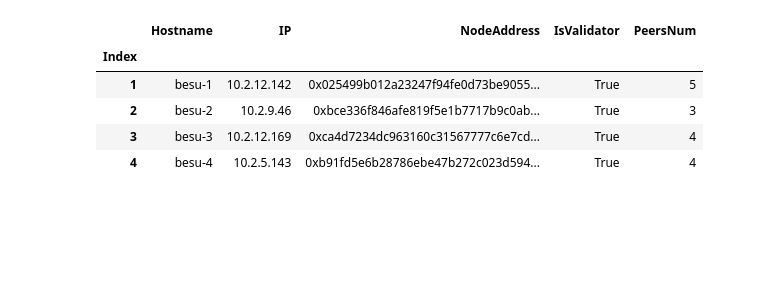
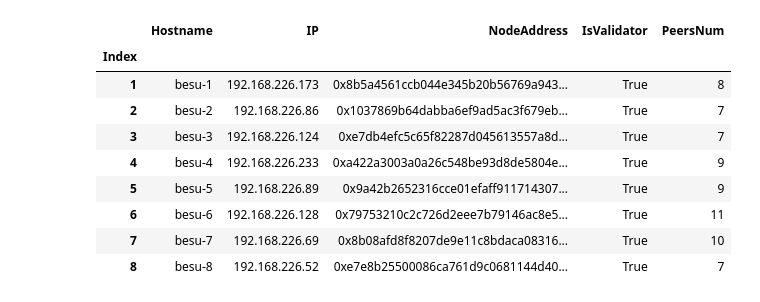
Before and after one commit to CaixiangFan/besu-benchmark, a Jupyter notebook: src/get_network_info.ipynb, the cells around one changed output. Saved outputs shown, nothing was run; the diff lists cells and outputs as text; code cells hidden in the pictures; blank space fills up the shorter version.

Commit message:
getting results.json from watchdog

```diff
--- a/src/get_network_info.ipynb
+++ b/src/get_network_info.ipynb
@@ -8,7 +8,7 @@ from web3 import Web3
 from web3.middleware import geth_poa_middleware
 
 # connect Redis databases
-WATCHDOG_ADDRESS ="10.2.1.9"
+WATCHDOG_ADDRESS = "192.168.226.176"
 db1 = redis.StrictRedis(
     host=WATCHDOG_ADDRESS,
     port=6379,
@@ -32,34 +32,38 @@ for key in db1_keys:
     value = ast.literal_eval(db1.get(key).decode('utf-8'))
     is_validator = value['key'][2:] in genesis['extraData']
     # find the number of peers
     url = 'http://'+ip+':8545'
     provider = Web3.HTTPProvider(url)
     w3 = Web3(provider)
     w3.middleware_onion.inject(geth_poa_middleware, layer=0)
     peers_num = len(w3.geth.admin.peers())
 
     row.append(value['hostname'])
     row.append(ip)
     row.append(value['key'])
     row.append(is_validator)
     row.append(peers_num)
 
     rows.append(row)
 df_orig = pd.DataFrame(np.array(rows),
     columns=['Hostname', 'IP', 'NodeAddress', 'IsValidator', 'PeersNum'])
 
 # sort dataframe
 df = df_orig.copy()
 idx = []
 for name in df.Hostname:
     idx.append(int(name.split('-')[1]))
 df['Index'] = idx
 df = df.set_index(keys=df.Index).drop(labels='Index', axis=1).sort_index()
 df
 # %% [output]
 |  | Hostname | IP | NodeAddress | IsValidator | PeersNum |
 | Index |  |  |  |  |  |
-| 1 | besu-1 | 10.2.12.142 | 0x025499b012a23247f94fe0d73be9055... | True | 5 |
-| 2 | besu-2 | 10.2.9.46 | 0xbce336f846afe819f5e1b7717b9c0ab... | True | 3 |
-| 3 | besu-3 | 10.2.12.169 | 0xca4d7234dc963160c31567777c6e7cd... | True | 4 |
-| 4 | besu-4 | 10.2.5.143 | 0xb91fd5e6b28786ebe47b272c023d594... | True | 4 |
+| 1 | besu-1 | 192.168.226.173 | 0x8b5a4561ccb044e345b20b56769a943... | True | 8 |
+| 2 | besu-2 | 192.168.226.86 | 0x1037869b64dabba6ef9ad5ac3f679eb... | True | 7 |
+| 3 | besu-3 | 192.168.226.124 | 0xe7db4efc5c65f82287d045613557a8d... | True | 7 |
+| 4 | besu-4 | 192.168.226.233 | 0xa422a3003a0a26c548be93d8de5804e... | True | 9 |
+| 5 | besu-5 | 192.168.226.89 | 0x9a42b2652316cce01efaff911714307... | True | 9 |
+| 6 | besu-6 | 192.168.226.128 | 0x79753210c2c726d2eee7b79146ac8e5... | True | 11 |
+| 7 | besu-7 | 192.168.226.69 | 0x8b08afd8f8207de9e11c8bdaca08316... | True | 10 |
+| 8 | besu-8 | 192.168.226.52 | 0xe7e8b25500086ca761d9c0681144d40... | True | 7 |
```
Also changed, not shown: 2 other files.
